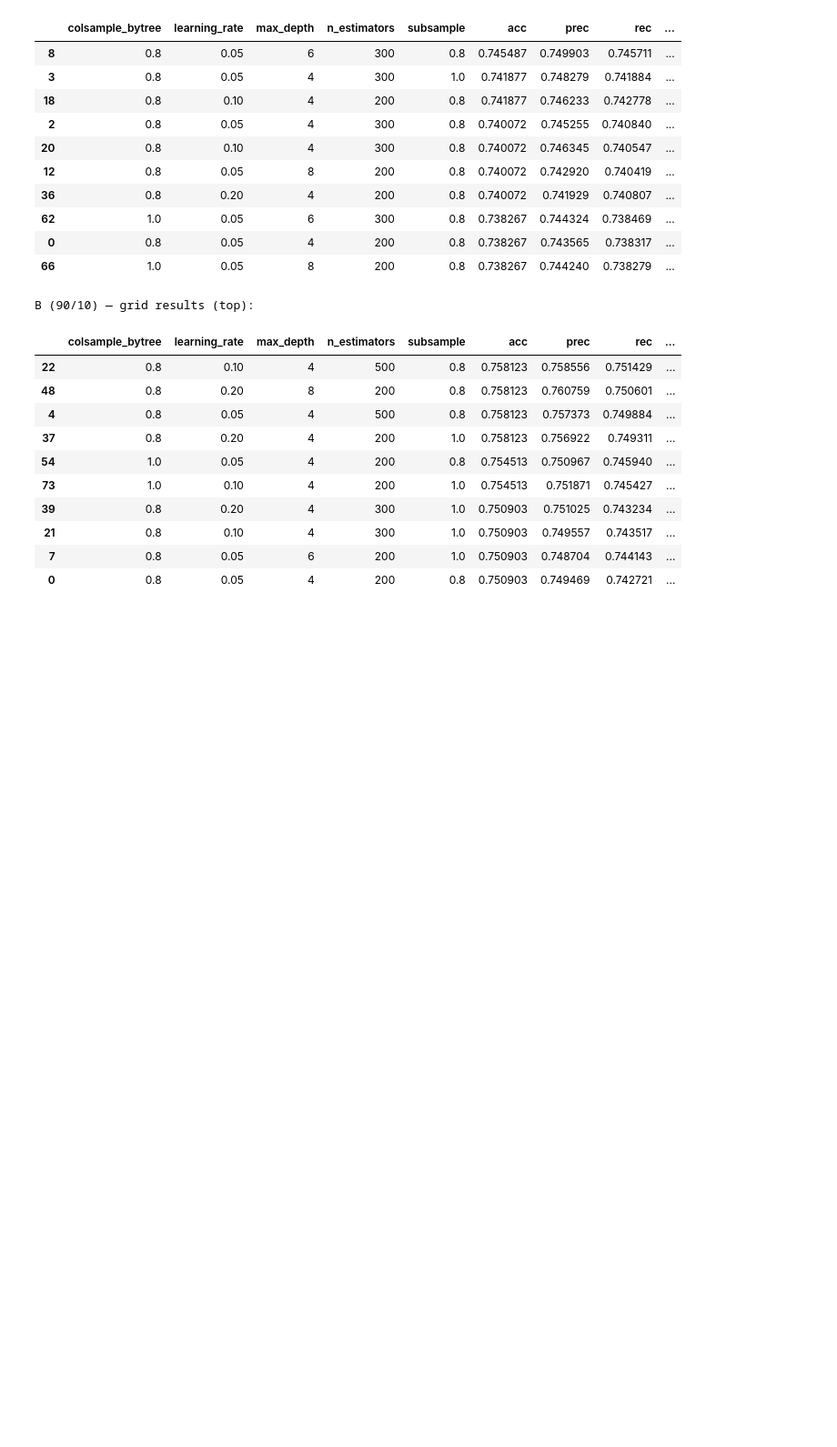
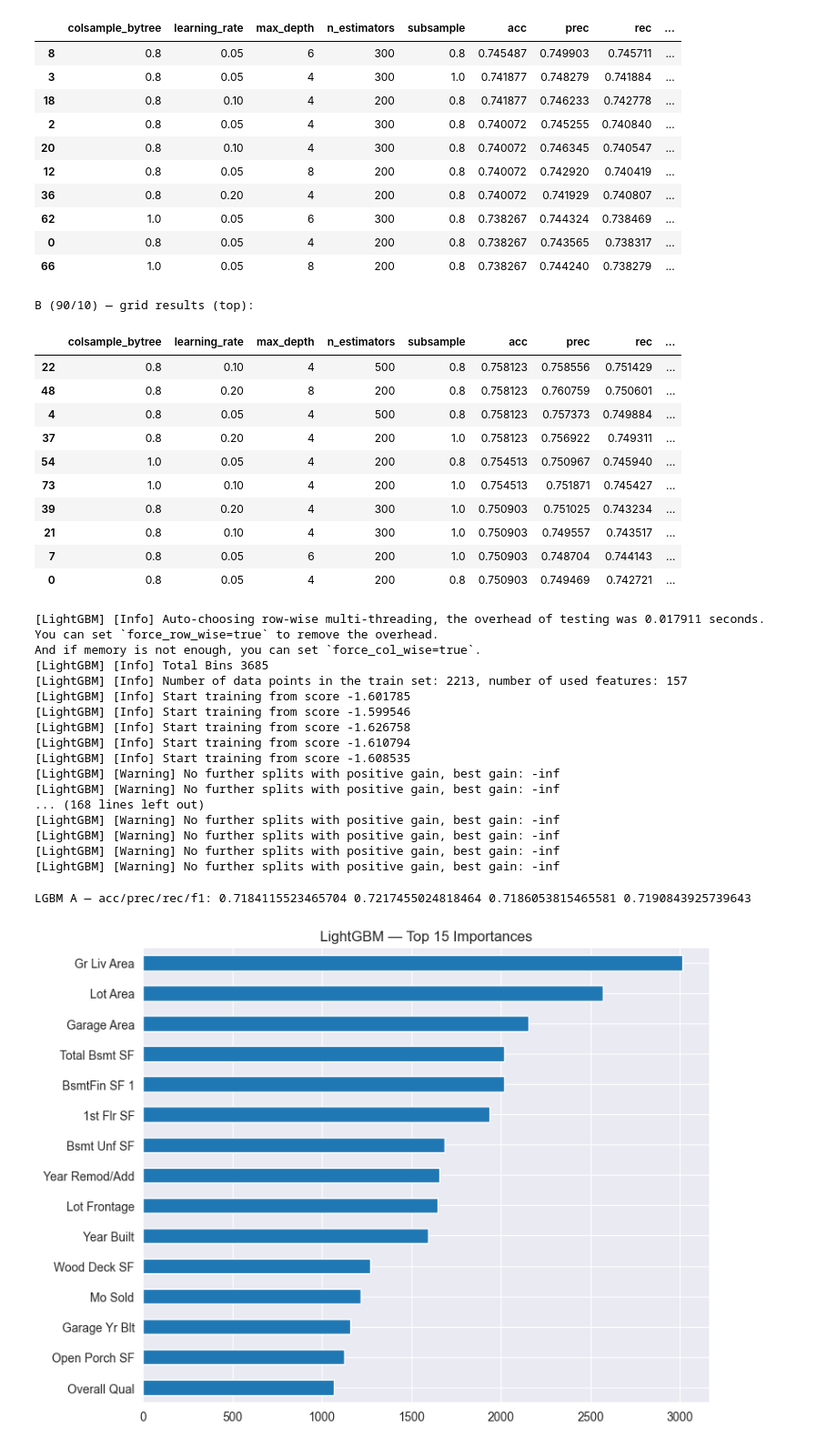
Before and after one commit to MalinaDumitrescu/ML_Projects, a Jupyter notebook: Lab1_ML/test.ipynb, the cells around one changed output. Shown at 91% size. Cells and saved outputs as stored; diff of their text form; code cells hidden in the pictures; blank space fills up the shorter version.

```diff
--- a/Lab1_ML/test.ipynb
+++ b/Lab1_ML/test.ipynb
@@ -1532,28 +1532,47 @@ B (90/10) — grid results (top):
 | 7 | 0.8 | 0.05 | 6 | 200 | 1.0 | 0.750903 | 0.748704 | 0.744143 | ... |
 | 0 | 0.8 | 0.05 | 4 | 200 | 0.8 | 0.750903 | 0.749469 | 0.742721 | ... |
 # %%
-# Bonus — LightGBM (pip install lightgbm) — same features already transformed
 import lightgbm as lgb
-
-lgb_params = dict(
-        objective="multiclass",
-        num_class=5,
-        learning_rate=0.1,
-        n_estimators=500,
-        subsample=0.9,
-        colsample_bytree=0.9,
-        random_state=42
+lgbm_params = dict(
+    objective="multiclass",
+    num_class=5,
+    learning_rate=0.1,
+    n_estimators=300,
+    max_depth=-1,
+    subsample=0.8,
+    colsample_bytree=0.8,
+    random_state=42
 )
-def run_lgbm(Xtr, ytr, Xte, yte, tag):
-        clf = lgb.LGBMClassifier(**lgb_params)
-        clf.fit(Xtr, ytr)
-        yp = clf.predict(Xte)
-        acc  = accuracy_score(yte, yp)
-        prec = precision_score(yte, yp, average="macro")
-        rec  = recall_score(yte, yp, average="macro")
-        f1   = f1_score(yte, yp, average="macro")
-        print(f"{tag}: acc={acc:.3f} | prec={prec:.3f} | rec={rec:.3f} | f1={f1:.3f}")
-
-        run_lgbm(XA_tr, yA_tr, XA_te, yA_te, "LGBM A (80/20)")
-        run_lgbm(XB_tr, yB_tr, XB_te, yB_te, "LGBM B (90/10)")
-        #todo
+lgbm_A = lgb.LGBMClassifier(**lgbm_params)
+lgbm_A.fit(XA_tr, yA_tr)
+yp = lgbm_A.predict(XA_te)
+print("LGBM A — acc/prec/rec/f1:",
+      accuracy_score(yA_te, yp),
+      precision_score(yA_te, yp, average="macro"),
+      recall_score(yA_te, yp, average="macro"),
+      f1_score(yA_te, yp, average="macro"))
+# Feature importance
+import matplotlib.pyplot as plt
+imp = pd.Series(lgbm_A.feature_importances_, index=[*featA]).sort_values(ascending=False).head(15)
+plt.figure(figsize=(8,6)); imp.plot(kind="barh"); plt.gca().invert_yaxis()
+plt.title("LightGBM — Top 15 Importances"); plt.tight_layout(); plt.show()
+# %% [output]
+[LightGBM] [Info] Auto-choosing row-wise multi-threading, the overhead of testing was 0.017911 seconds.
+You can set `force_row_wise=true` to remove the overhead.
+And if memory is not enough, you can set `force_col_wise=true`.
+[LightGBM] [Info] Total Bins 3685
+[LightGBM] [Info] Number of data points in the train set: 2213, number of used features: 157
+[LightGBM] [Info] Start training from score -1.601785
+[LightGBM] [Info] Start training from score -1.599546
+[LightGBM] [Info] Start training from score -1.626758
+[LightGBM] [Info] Start training from score -1.610794
+[LightGBM] [Info] Start training from score -1.608535
+[LightGBM] [Warning] No further splits with positive gain, best gain: -inf
+[LightGBM] [Warning] No further splits with positive gain, best gain: -inf
+... (168 lines left out)
+[LightGBM] [Warning] No further splits with positive gain, best gain: -inf
+[LightGBM] [Warning] No further splits with positive gain, best gain: -inf
+[LightGBM] [Warning] No further splits with positive gain, best gain: -inf
+[LightGBM] [Warning] No further splits with positive gain, best gain: -inf
+LGBM A — acc/prec/rec/f1: 0.7184115523465704 0.7217455024818464 0.7186053815465581 0.7190843925739643
+[figure, added]
```
